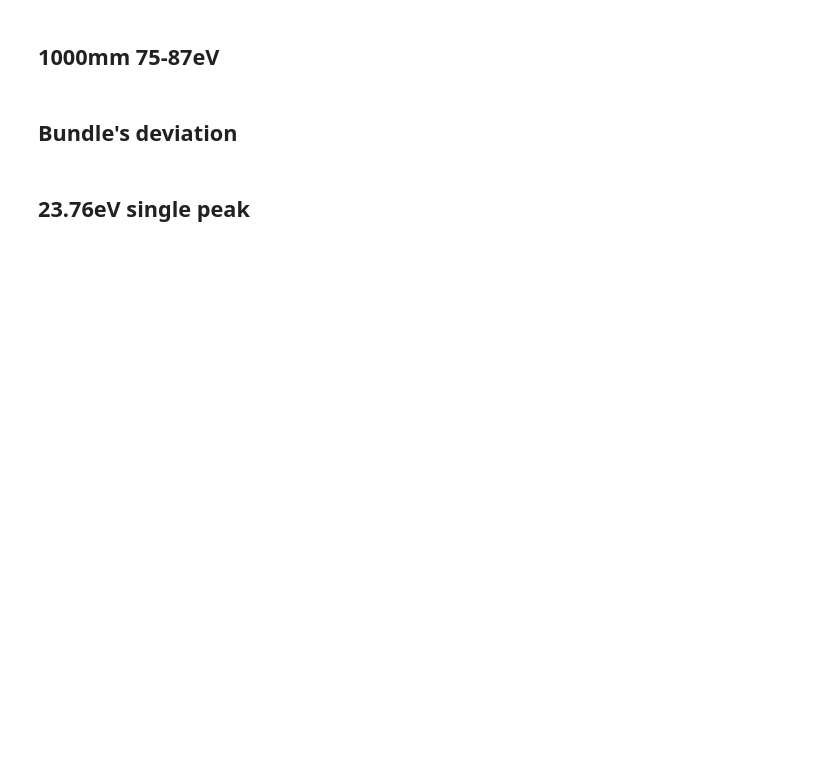
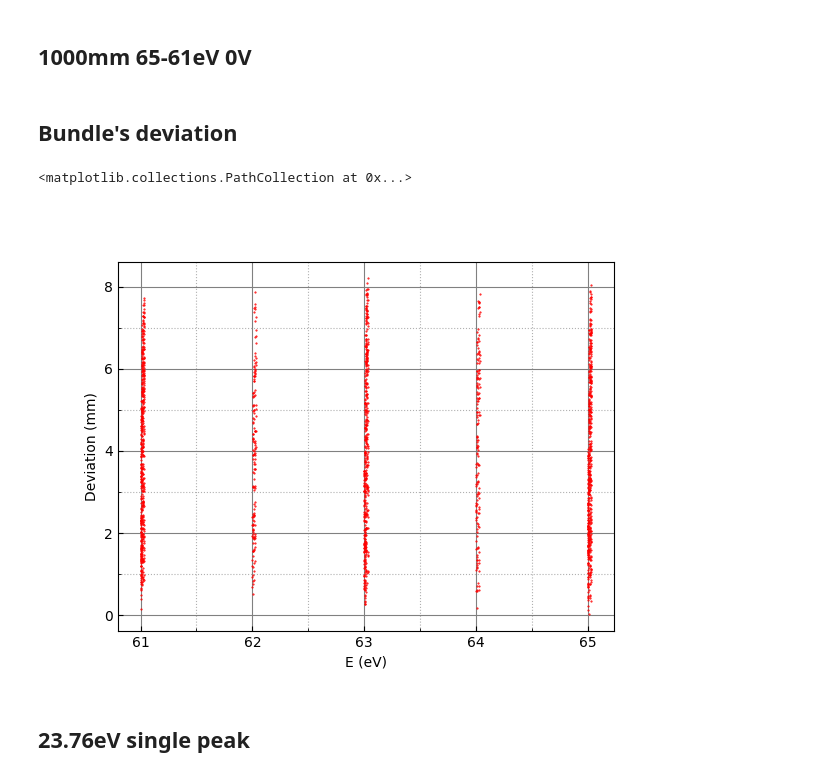
Before and after one commit to MohannadC/tof, a Jupyter notebook: smth.ipynb, the cells around one changed output. Drawn from its saved outputs; the diff is of its cells as text; code cells hidden in the pictures; blank space fills up the shorter version.

```diff
--- a/smth.ipynb
+++ b/smth.ipynb
@@ -61,2 +209,2 @@ df
 # %% [markdown]
-## 1000mm 75-87eV <a class="anchor" id="section-2"></a>
+## 1000mm 65-61eV 0V <a class="anchor" id="section-2"></a>
@@ -124,36 +214,39 @@ df
 %matplotlib widget
 import numpy as np
 import matplotlib.pyplot as plt
 from funcs import *
 
 fig, ax = plt.subplots()
 x_start = 9
-x_end = 22
+x_end = 80
 x_interval = 1
 y_start = 0
 y_end = 10
 y_interval = 2
 decorate(ax, (x_start, x_end, x_interval), (y_start, y_end, y_interval),
           r"E (eV)", r"Deviation (mm)", set=False)
 
 x = np.arange(x_start, x_end, 1)
 energies = [14.40, 13.08, 11.27, 9.95, 8.16, 6.84]
 e, r = [], []
-with open("./data/dist_coords_ret_161.txt", "r") as f_c:
-    with open("./data/dist_energies_ret_161.txt", "r") as f_e:
+with open("./data/dist_coords_noret.txt", "r") as f_c:
+    with open("./data/dist_energies_noret.txt", "r") as f_e:
         while True:
             s_c = f_c.readline()
             s_e = f_e.readline()
             if s_c == "" or s_e == "":
                 break
             num_c = s_c.split()
             num_e = s_e.split()
             if round(float(num_c[2])) > 0: #== 1016 516
                 r.append(np.sqrt(float(num_c[1]) ** 2 + float(num_c[3]) ** 2))
                 e.append(float(num_e[1]))
 
 ax.scatter(e, r, s=0.25, c="red", zorder=3)
 # ax.vlines(energies, 0, 5, lw=1, color='b')
+# %% [output]
+<matplotlib.collections.PathCollection at 0x...>
+[figure, added]
 # %% [markdown]
 ## 23.76eV single peak <a class="anchor" id="section-8"></a>
 # %%
```
Also changed, not shown: parts of 9 cells of this notebook, 29 other files.
